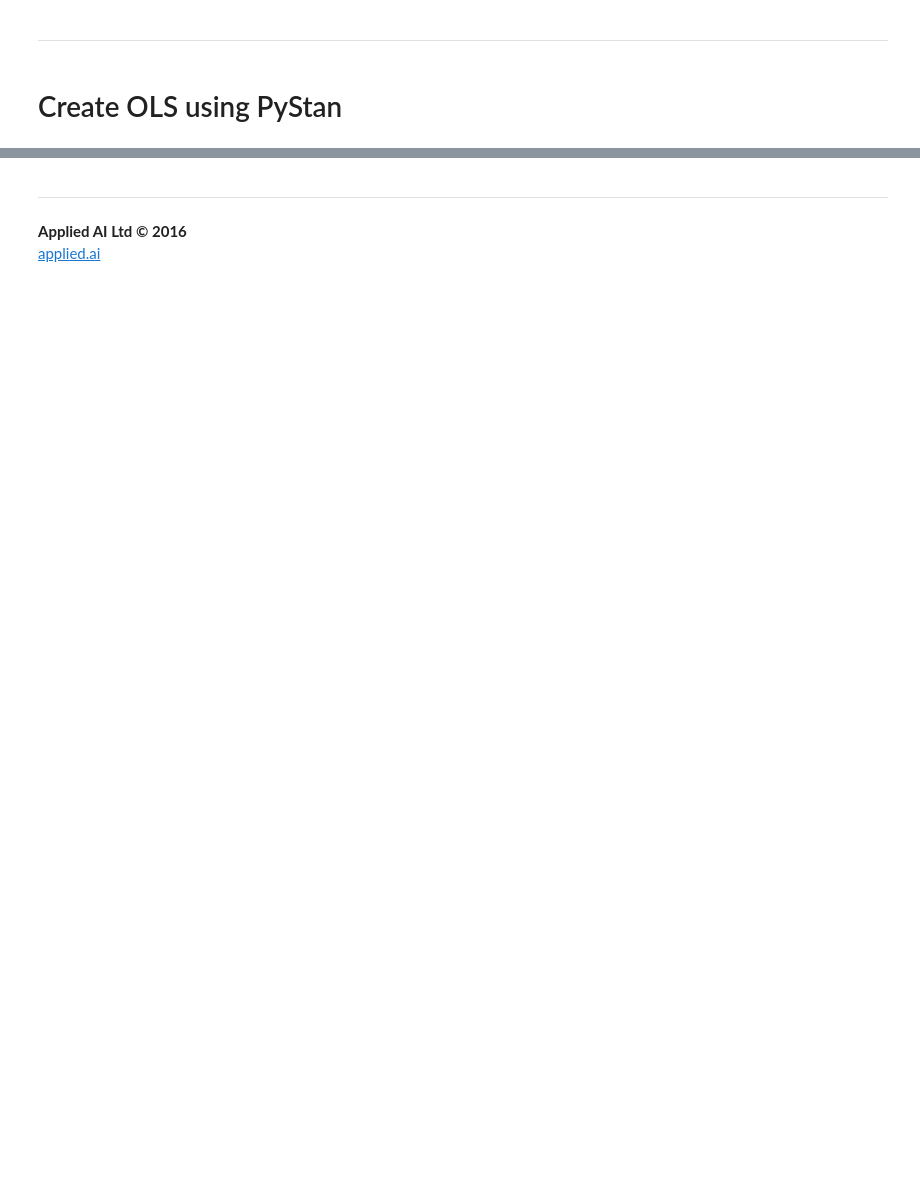
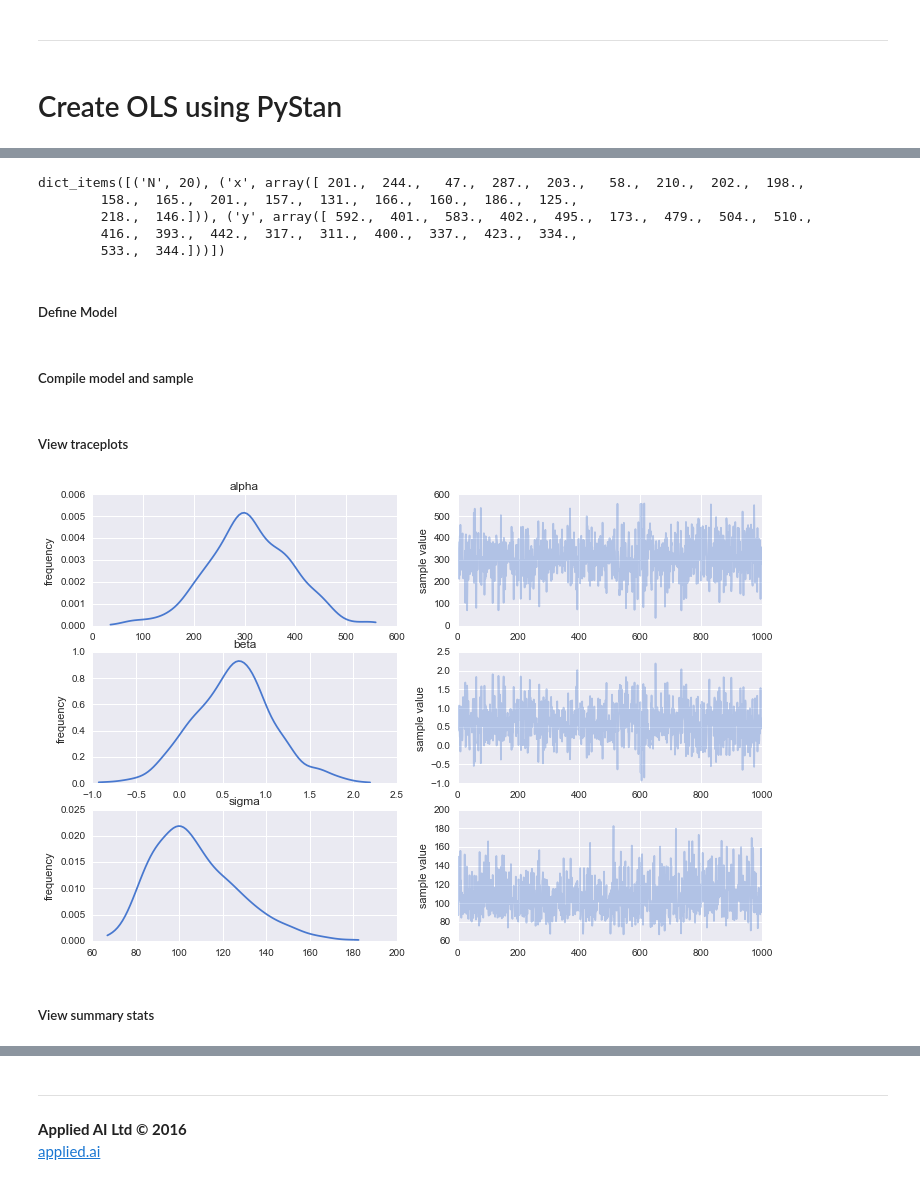
Before and after one commit to jonsedar/pymc3_vs_pystan, a Jupyter notebook: 00_BasicInstallTests.ipynb, the cells around one changed output, grey strips where cells are left out. Cells and saved outputs as stored; diff of their text form; code cells hidden in the pictures; blank space fills up the shorter version.

Commit message:
initial install tests and data load

```diff
--- a/00_BasicInstallTests.ipynb
+++ b/00_BasicInstallTests.ipynb
@@ -187,0 +200,47 @@ _ = pm.traceplot(traces_ols[-1000:], varnames=rvs, figsize=(12, len(rvs)*1.5),
+# %%
+stan_datadict = {}
+stan_datadict['N'] = mx_ex.shape[0]
+stan_datadict['x'] = dfhogg['x'].values
+stan_datadict['y'] = dfhogg['y'].values
+stan_datadict.items()
+# %% [output]
+dict_items([('N', 20), ('x', array([ 201.,  244.,   47.,  287.,  203.,   58.,  210.,  202.,  198.,
+        158.,  165.,  201.,  157.,  131.,  166.,  160.,  186.,  125.,
+        218.,  146.])), ('y', array([ 592.,  401.,  583.,  402.,  495.,  173.,  479.,  504.,  510.,
+        416.,  393.,  442.,  317.,  311.,  400.,  337.,  423.,  334.,
+        533.,  344.]))])
+# %% [markdown]
+##### Define Model
+# %%
+stan_mdlspec_ols = """
+
+    /* Very basic OLS on Hogg 2010 dataset */
+
+    data {
+        int<lower=0> N;               // count of observations
+        vector[N] x;                  // exog features
+        vector[N] y;                  // endog feature
+    }
+    parameters {
+        real alpha;                   // intercept (default uniform [-inf, inf])
+        real beta;                    // slope (default uniform [-inf, inf])
+        real<lower=0> sigma;          // model error (default uniform [0, inf])
+    }
+    model {
+        y ~ normal(alpha + beta * x, sigma);    // normal likelihood
+    }
+    """
+# %% [markdown]
+##### Compile model and sample
+# %%
+stan_fit_ols = pystan.stan(model_code=stan_mdlspec_ols, data=stan_datadict,
+                           iter=1000, warmup=750, chains=4, n_jobs=2,verbose=False)
+# %% [markdown]
+##### View traceplots
+# %%
+stan_fit_ols.plot(pars=['alpha', 'beta', 'sigma'])
+plt.show()
+# %% [output]
+[figure, added]
+# %% [markdown]
+##### View summary stats
```
Also changed, not shown: parts of 16 cells of this notebook, 3 other files.
